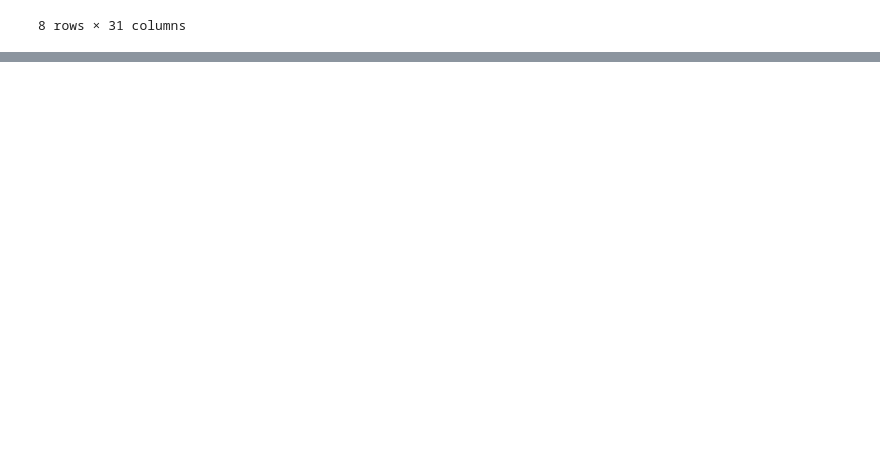
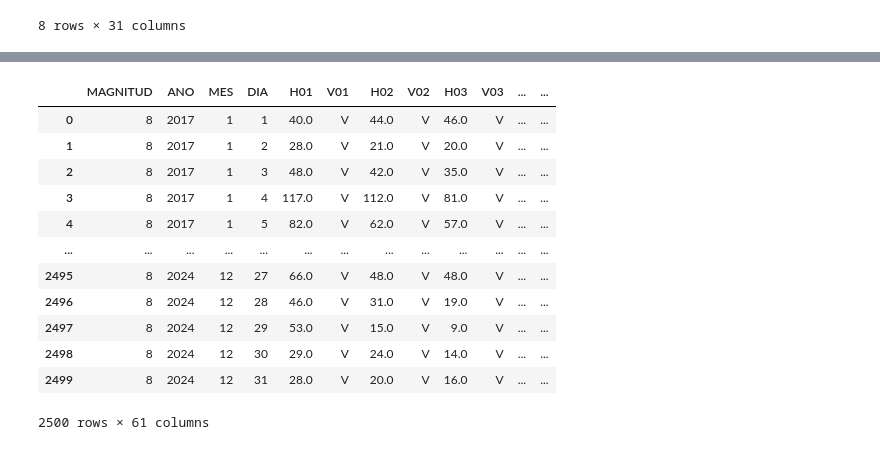
Before and after one commit to AndresAC14/spark_anomaly_detection, a Jupyter notebook: backend/transform_pollution_data.ipynb, the cells around one changed output, grey strips where cells are left out. Cells and saved outputs as stored; diff of their text form; code cells hidden in the pictures; blank space fills up the shorter version.

```diff
--- a/backend/transform_pollution_data.ipynb
+++ b/backend/transform_pollution_data.ipynb
@@ -86,0 +174,4 @@ stations['CODIGO'].nunique()
+# %%
+df_station = df_station.drop(columns=["ESTACION", "SITUACION", "OBSERVACIONES"]).reset_index(drop=True)
+# %%
+df_total = df_station[df_station["MAGNITUD"] == 8] # and tecnica = 8
@@ -86,0 +219,20 @@ stations['CODIGO'].nunique()
+# %%
+magnitudes = magnitudes.rename(columns={'NOMBRE': 'NOMBRE_MAGNITUD'})
+# %%
+df_total = df_total.merge(magnitudes, left_on=["MAGNITUD", "TECNICA"], right_on=["COD_MAGNITUD", "COD_TECNICA"], how="left")
+# %%
+df_total
+# %% [output]
+|  | MAGNITUD | ANO | MES | DIA | H01 | V01 | H02 | V02 | H03 | V03 | ... | ... |
+| 0 | 8 | 2017 | 1 | 1 | 40.0 | V | 44.0 | V | 46.0 | V | ... | ... |
+| 1 | 8 | 2017 | 1 | 2 | 28.0 | V | 21.0 | V | 20.0 | V | ... | ... |
+| 2 | 8 | 2017 | 1 | 3 | 48.0 | V | 42.0 | V | 35.0 | V | ... | ... |
+| 3 | 8 | 2017 | 1 | 4 | 117.0 | V | 112.0 | V | 81.0 | V | ... | ... |
+| 4 | 8 | 2017 | 1 | 5 | 82.0 | V | 62.0 | V | 57.0 | V | ... | ... |
+| ... | ... | ... | ... | ... | ... | ... | ... | ... | ... | ... | ... | ... |
+| 2495 | 8 | 2024 | 12 | 27 | 66.0 | V | 48.0 | V | 48.0 | V | ... | ... |
+| 2496 | 8 | 2024 | 12 | 28 | 46.0 | V | 31.0 | V | 19.0 | V | ... | ... |
+| 2497 | 8 | 2024 | 12 | 29 | 53.0 | V | 15.0 | V | 9.0 | V | ... | ... |
+| 2498 | 8 | 2024 | 12 | 30 | 29.0 | V | 24.0 | V | 14.0 | V | ... | ... |
+| 2499 | 8 | 2024 | 12 | 31 | 28.0 | V | 20.0 | V | 16.0 | V | ... | ... |
+2500 rows × 61 columns
```
Also changed, not shown: parts of 32 cells of this notebook, 4 other files.
